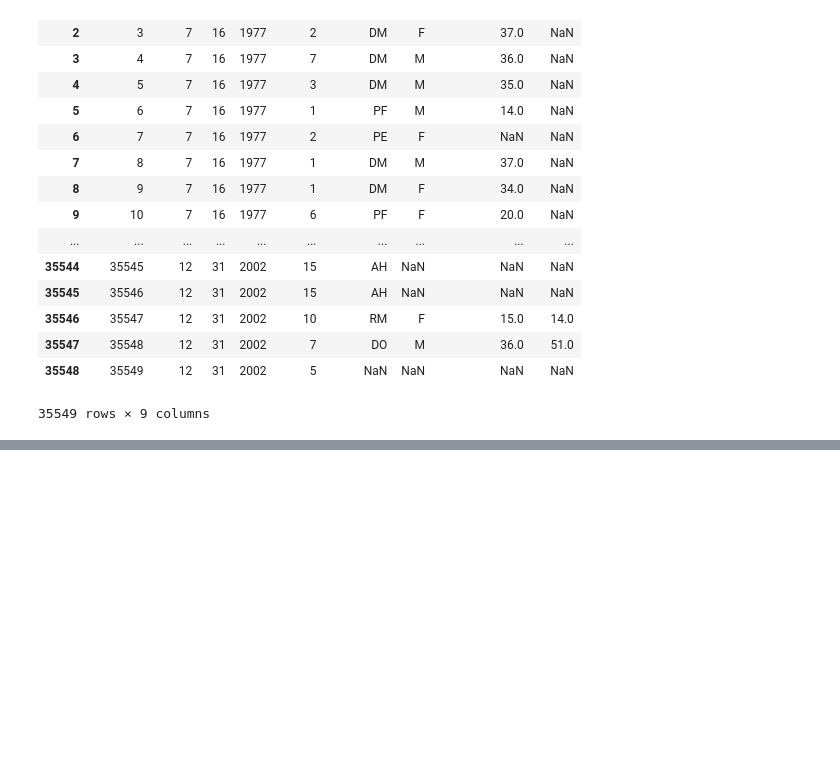
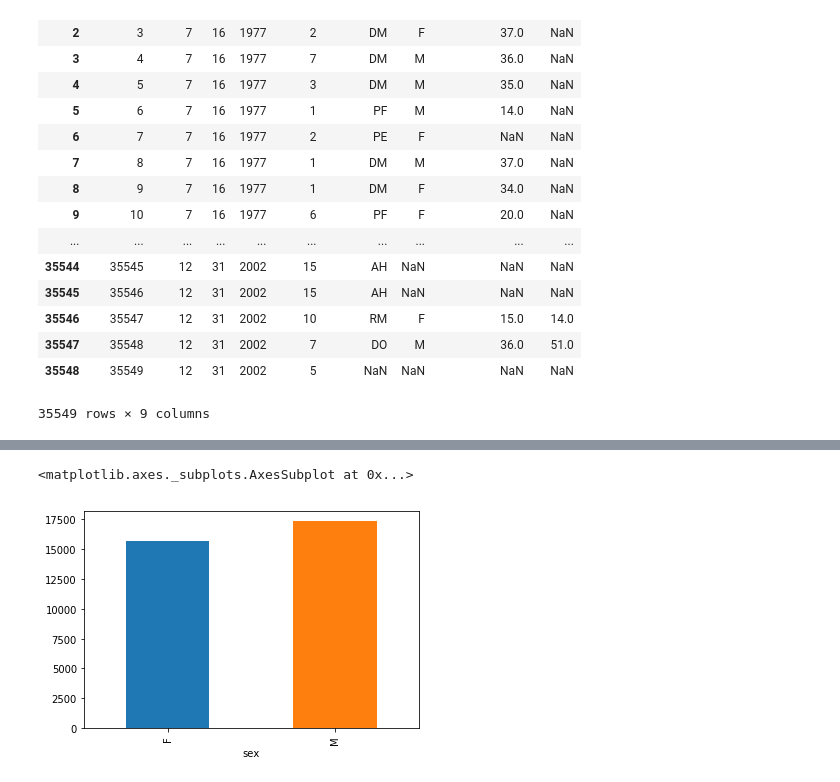
Before and after one commit to mumu3489/BCB546X-Fall2018, a Jupyter notebook: course-files/python/03-pandas-lesson.ipynb, the cells around one changed output, grey strips where cells are left out. Cells and saved outputs as stored; diff of their text form; code cells hidden in the pictures; blank space fills up the shorter version.

```diff
--- a/course-files/python/03-pandas-lesson.ipynb
+++ b/course-files/python/03-pandas-lesson.ipynb
@@ -308,0 +400,7 @@ surveys_df
+# %%
+sex_total = surveys_df.groupby('sex')['record_id'].count()
+# %%
+sex_total.plot(kind='bar')
+# %% [output]
+<matplotlib.axes._subplots.AxesSubplot at 0x...>
+[figure, added]
```
Also changed, not shown: parts of 20 cells of this notebook.
